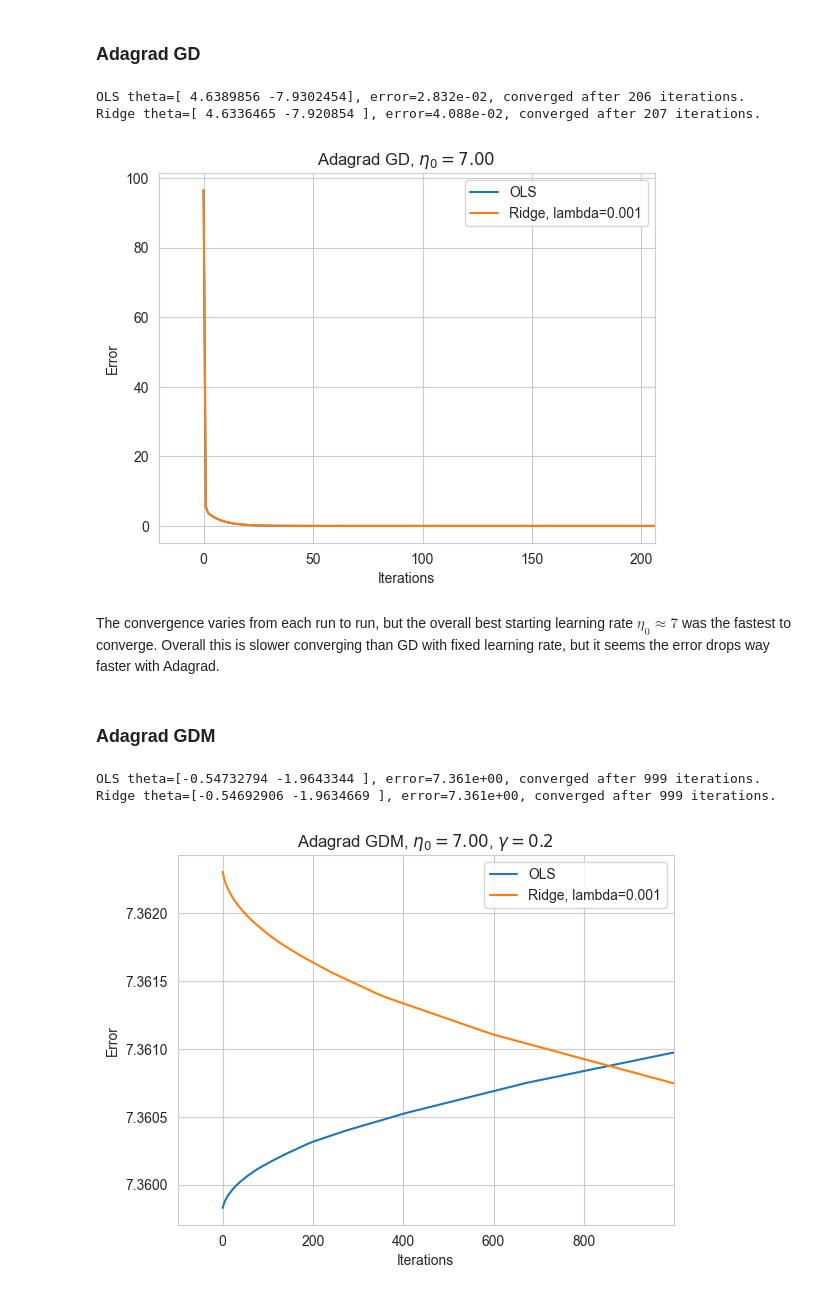
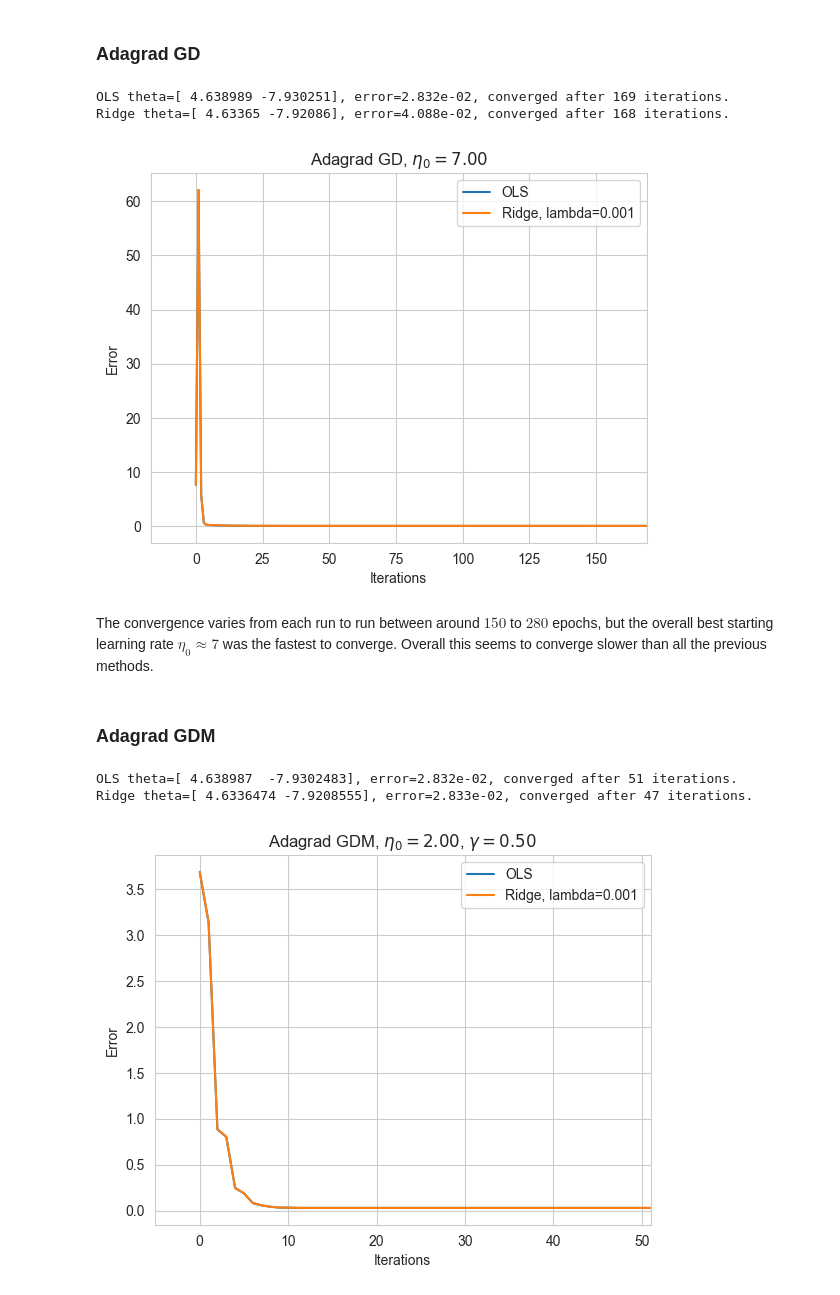
Before and after one commit to LassePladsen/FYS-STK3155-4155, a Jupyter notebook: Weekly exercises/42&42/Week 41&42 Lasse Pladsen.ipynb, the cells around one changed output. Saved outputs shown, nothing was run; the diff lists cells and outputs as text; code cells hidden in the pictures.

Commit message:
done with adagrad GDM

```diff
--- a/Weekly exercises/42&42/Week 41&42 Lasse Pladsen.ipynb
+++ b/Weekly exercises/42&42/Week 41&42 Lasse Pladsen.ipynb
@@ -346,9 +346,9 @@ Here increasing the hyperparameter $M$ provides much faster runtime (faster epoc
 # 3. Stochastic gradient descent with momentum (SGDM) with replacement and scaling learning rate
 # %%
 # Parameters
-M = 16  # size of each minibatch
+M = 8  # size of each minibatch
 m = int(N / M)  # number of minibatches
-momentum_rate = 0.55  # momentum rate
+momentum_rate = 0.8  # momentum rate
 
 # Learning schedule parameters
 t0 = 1
@@ -382,7 +382,7 @@ for epoch_ols in epoch_iters:
         yi = y[random_index:random_index + M]
 
         # Gradient descent with memory on the random batch
-        gradient = grad_ols(theta_sgdm_ols)
+        gradient = 1 / M * grad_ols(theta_sgdm_ols)
         learn_rate_i = learning_schedule(epoch_ols * m + i)
         new_change = learn_rate * gradient + momentum_rate * change
 
@@ -413,7 +413,7 @@ for epoch_ridge in epoch_iters:
 
         # Gradient descent with memory on the random batch
         learn_rate_i = learning_schedule(epoch_ridge * m + i)
-        gradient = grad_ridge(theta_sgdm_ridge)
+        gradient = 1 / M * grad_ridge(theta_sgdm_ridge)
         new_change = learn_rate * gradient + momentum_rate * change
 
         # Update values
@@ -470,7 +470,7 @@ r = 0
 for epoch_ols in epoch_iters:
     theta_agd_ols_prev = theta_agd_ols.copy()
 
-    # Plain gradient descent: update theta
+    # Gradient descent
     gradient = grad_ols(theta_agd_ols)
     r += gradient * gradient
     theta_agd_ols -= learn_rate / (delta + np.sqrt(r)) * gradient  # scale the learning rate with r
@@ -489,7 +489,7 @@ r = 0
 for epoch_ridge in epoch_iters:
     theta_agd_ridge_prev = theta_agd_ridge.copy()
 
-    # Plain gradient descent: update theta
+    # Gradient descent: update theta
     gradient = grad_ridge(theta_agd_ridge)
     r += gradient * gradient
     theta_agd_ridge -= learn_rate / (delta + np.sqrt(r)) * gradient  # scale the learning rate with r
@@ -513,19 +513,20 @@ plt.legend()
 
 # Print theta values and convergence times
 print(f"OLS theta={theta_agd_ols.ravel()}, error={errors_agd_ols[-1]:.3e}, converged after {epoch_ols} iterations.")
-print(f"Ridge theta={theta_agd_ridge.ravel()}, error={errors_agd_ridge[-1]:.3e}, converged after {epoch_ridge} iterations.")
+print(
+    f"Ridge theta={theta_agd_ridge.ravel()}, error={errors_agd_ridge[-1]:.3e}, converged after {epoch_ridge} iterations.")
 # %% [output]
-OLS theta=[ 4.6389856 -7.9302454], error=2.832e-02, converged after 206 iterations.
-Ridge theta=[ 4.6336465 -7.920854 ], error=4.088e-02, converged after 207 iterations.
+OLS theta=[ 4.638989 -7.930251], error=2.832e-02, converged after 169 iterations.
+Ridge theta=[ 4.63365 -7.92086], error=4.088e-02, converged after 168 iterations.
-[figure, old version]
+[figure, new version]
 # %% [markdown]
-The convergence varies from each run to run, but the overall best starting learning rate $\eta_0\approx 7$ was the fastest to converge. Overall this is slower converging than GD with fixed learning rate, but it seems the error drops way faster with Adagrad.
+The convergence varies from each run to run between around $150$ to $280$ epochs, but the overall best starting learning rate $\eta_0\approx 7$ was the fastest to converge. Overall this seems to converge slower than all the previous methods.
 # %% [markdown]
 ### Adagrad GDM
 # %%
 # Parameters
-learn_rate = 7  # starting learning rate
-momentum_rate = 0.2
+learn_rate = 2  # starting learning rate
+momentum_rate = 0.5  # momentum rate
 delta = theta_tol  # small value for numerical stability
 
 # store the theta errors for each iter
@@ -538,24 +539,21 @@ theta_agdm_ridge = theta_agdm_ols.copy()
 
 # OLS loop
 theta_agdm_ols_prev = np.zeros(theta_agdm_ols.shape)
+r = 0
 change = 0
-r = 0
 for epoch_ols in epoch_iters:
     theta_agdm_ols_prev = theta_agdm_ols.copy()
 
-    # Gradient
+    # GDM
     gradient = grad_ols(theta_agdm_ols)
     r += gradient * gradient
-
-    # GDM change, scale the learning rate with r
-    new_change = learn_rate / (delta + np.sqrt(r)) * gradient  * grad_ols(theta_gdm_ols) + momentum_rate * change
-
-    # Update values
+    new_change = learn_rate / (delta + np.sqrt(r)) * gradient + momentum_rate * change  # scale the learning rate with r
     theta_agdm_ols -= new_change
-    change = new_change.copy()
 
     # Store MSE as error
     errors_agdm_ols[epoch_ols] = ols.cost_func(theta_agdm_ols)
+
+    change = new_change.copy()
 
     # Convergence test
     if all(abs(theta_agdm_ols - theta_agdm_ols_prev) <= theta_tol):
@@ -563,43 +561,42 @@ for epoch_ols in epoch_iters:
         break
 
 # Ridge loop
 theta_agdm_ridge_prev = np.zeros(theta_agdm_ridge.shape)
 r = 0
+change = 0
 for epoch_ridge in epoch_iters:
     theta_agdm_ridge_prev = theta_agdm_ridge.copy()
 
-    # Gradient
+    # GDM
     gradient = grad_ridge(theta_agdm_ridge)
     r += gradient * gradient
-
-    # GDM change, scale the learning rate with r
-    new_change = learn_rate / (delta + np.sqrt(r)) * gradient  * grad_ridge(theta_gdm_ridge) + momentum_rate * change
-
-    # Update values
+    new_change = learn_rate / (delta + np.sqrt(r)) * gradient + momentum_rate * change  # scale the learning rate with r
     theta_agdm_ridge -= new_change
-    change = new_change.copy()
 
     # Store MSE as error
-    errors_agdm_ridge[epoch_ridge] = ridge.cost_func(theta_agdm_ridge)
+    errors_agdm_ridge[epoch_ridge] = ols.cost_func(theta_agdm_ridge)
+
+    change = new_change.copy()
 
     # Convergence test
     if all(abs(theta_agdm_ridge - theta_agdm_ridge_prev) <= theta_tol):
         errors_agdm_ridge[epoch_ridge:] = errors_agdm_ridge[epoch_ridge]
         break
 
 plt.plot(epoch_iters, errors_agdm_ols, label="OLS")
 plt.plot(epoch_iters, errors_agdm_ridge, label=f"Ridge, lambda={lmbda}")
 plt.xlabel("Iterations")
 plt.ylabel(r"Error")
-plt.title(f"Adagrad GDM, $\eta_0={learn_rate:.2f}$, $\gamma={momentum_rate}$")
+plt.title(f"Adagrad GDM, $\eta_0={learn_rate:.2f}$, $\gamma={momentum_rate:.2f}$")
 plt.xlim(-0.1 * epoch_ols, epoch_ols)
 plt.grid(True)
 plt.legend()
 
 # Print theta values and convergence times
 print(f"OLS theta={theta_agdm_ols.ravel()}, error={errors_agdm_ols[-1]:.3e}, converged after {epoch_ols} iterations.")
-print(f"Ridge theta={theta_agdm_ridge.ravel()}, error={errors_agdm_ridge[-1]:.3e}, converged after {epoch_ridge} iterations.")
+print(
+    f"Ridge theta={theta_agdm_ridge.ravel()}, error={errors_agdm_ridge[-1]:.3e}, converged after {epoch_ridge} iterations.")
 # %% [output]
-OLS theta=[-0.54732794 -1.9643344 ], error=7.361e+00, converged after 999 iterations.
-Ridge theta=[-0.54692906 -1.9634669 ], error=7.361e+00, converged after 999 iterations.
+OLS theta=[ 4.638987  -7.9302483], error=2.832e-02, converged after 51 iterations.
+Ridge theta=[ 4.6336474 -7.9208555], error=2.833e-02, converged after 47 iterations.
-[figure, old version]
+[figure, new version]
```
Also changed, not shown: parts of 7 cells of this notebook.
